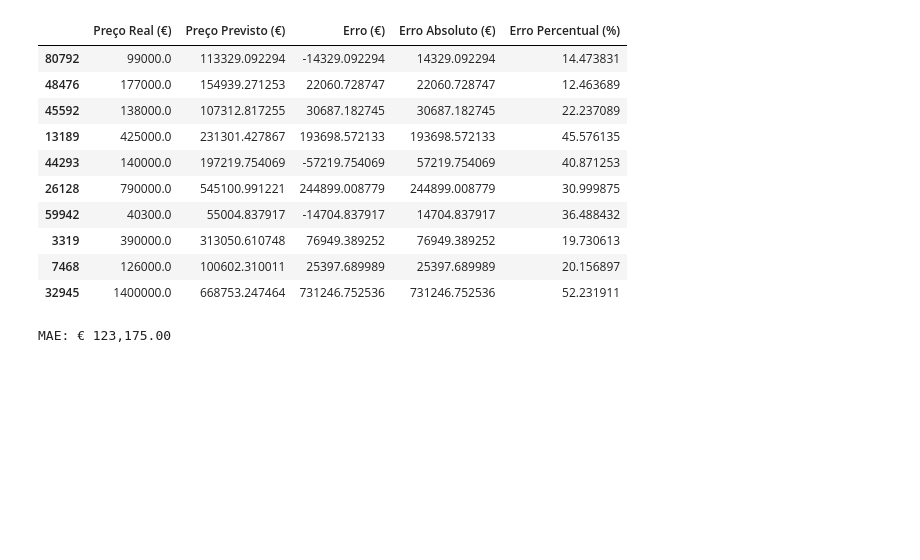
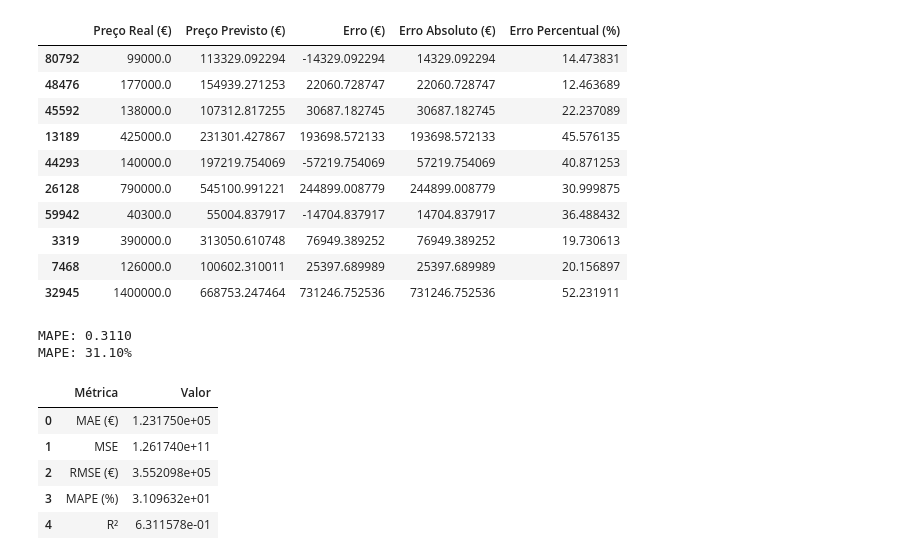
Before and after one commit to MarcioPaiano/SENAI-Projeto3, a Jupyter notebook: notebook/projetofinal.ipynb, the cells around one changed output. Cells and saved outputs as stored; diff of their text form; code cells hidden in the pictures; blank space fills up the shorter version.

```diff
--- a/notebook/projetofinal.ipynb
+++ b/notebook/projetofinal.ipynb
@@ -2900,11 +2967,46 @@ comparacao.head(10)
 | 3319 | 390000.0 | 313050.610748 | 76949.389252 | 76949.389252 | 19.730613 |
 | 7468 | 126000.0 | 100602.310011 | 25397.689989 | 25397.689989 | 20.156897 |
 | 32945 | 1400000.0 | 668753.247464 | 731246.752536 | 731246.752536 | 52.231911 |
-# %%
-from sklearn.metrics import mean_absolute_error
-
-mae_euros = mean_absolute_error(y_real, y_previsto)
-
-print(f"MAE: € {mae_euros:,.2f}")
-# %% [output]
-MAE: € 123,175.00
+# %%
+#cálculo do MAPE (Mean Absolute Percentage Error).
+
+from sklearn.metrics import mean_absolute_percentage_error
+
+# MAPE
+mape = mean_absolute_percentage_error(y_real, y_previsto)
+
+print(f"MAPE: {mape:.4f}")
+print(f"MAPE: {mape*100:.2f}%")
+# %% [output]
+MAPE: 0.3110
+MAPE: 31.10%
+# %%
+#comparação entre métricas
+import pandas as pd
+import numpy as np
+from sklearn.metrics import (
+    mean_absolute_error,
+    mean_squared_error,
+    r2_score,
+    mean_absolute_percentage_error
+)
+
+mae = mean_absolute_error(y_real, y_previsto)
+mse = mean_squared_error(y_real, y_previsto)
+rmse = np.sqrt(mse)
+r2 = r2_score(y_real, y_previsto)
+mape = mean_absolute_percentage_error(y_real, y_previsto) * 100
+
+metricas = pd.DataFrame({
+    "Métrica": ["MAE (€)", "MSE", "RMSE (€)", "MAPE (%)", "R²"],
+    "Valor": [mae, mse, rmse, mape, r2]
+})
+
+metricas
+# %% [output]
+|  | Métrica | Valor |
+| 0 | MAE (€) | 1.231750e+05 |
+| 1 | MSE | 1.261740e+11 |
+| 2 | RMSE (€) | 3.552098e+05 |
+| 3 | MAPE (%) | 3.109632e+01 |
+| 4 | R² | 6.311578e-01 |
```
Also changed, not shown: parts of 25 cells of this notebook, 7 other files.
